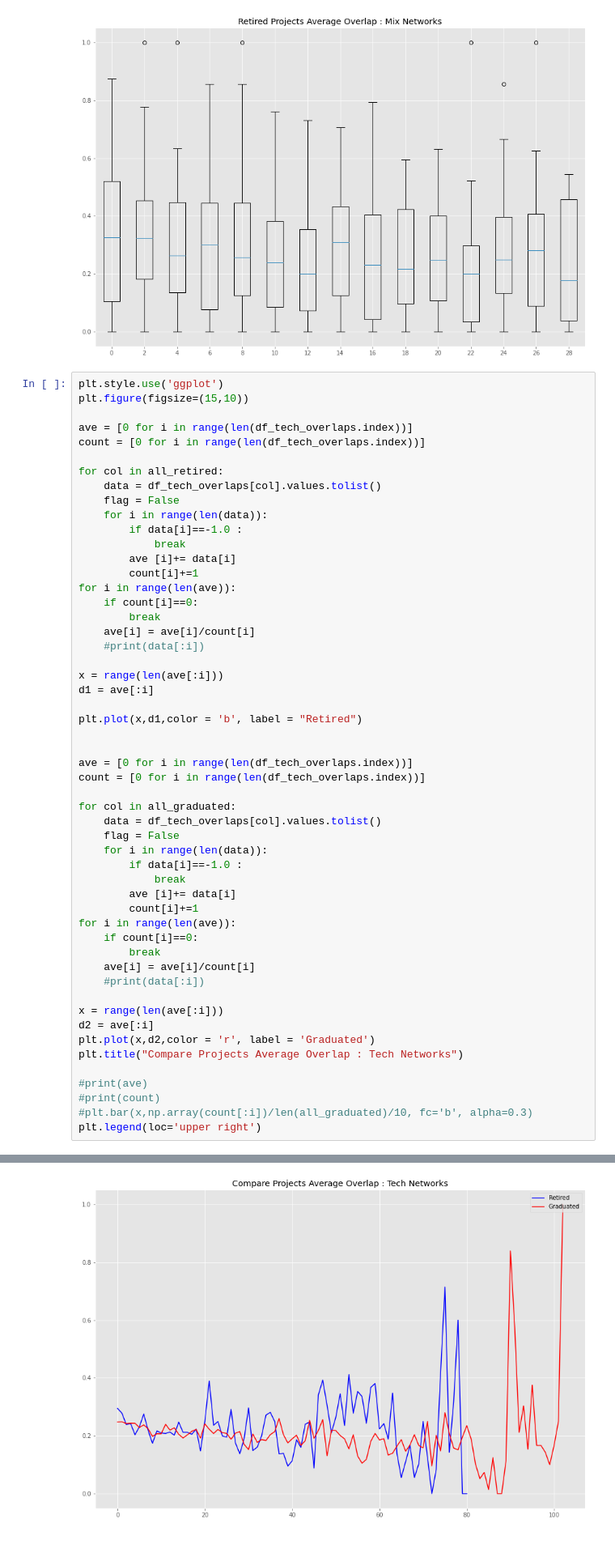
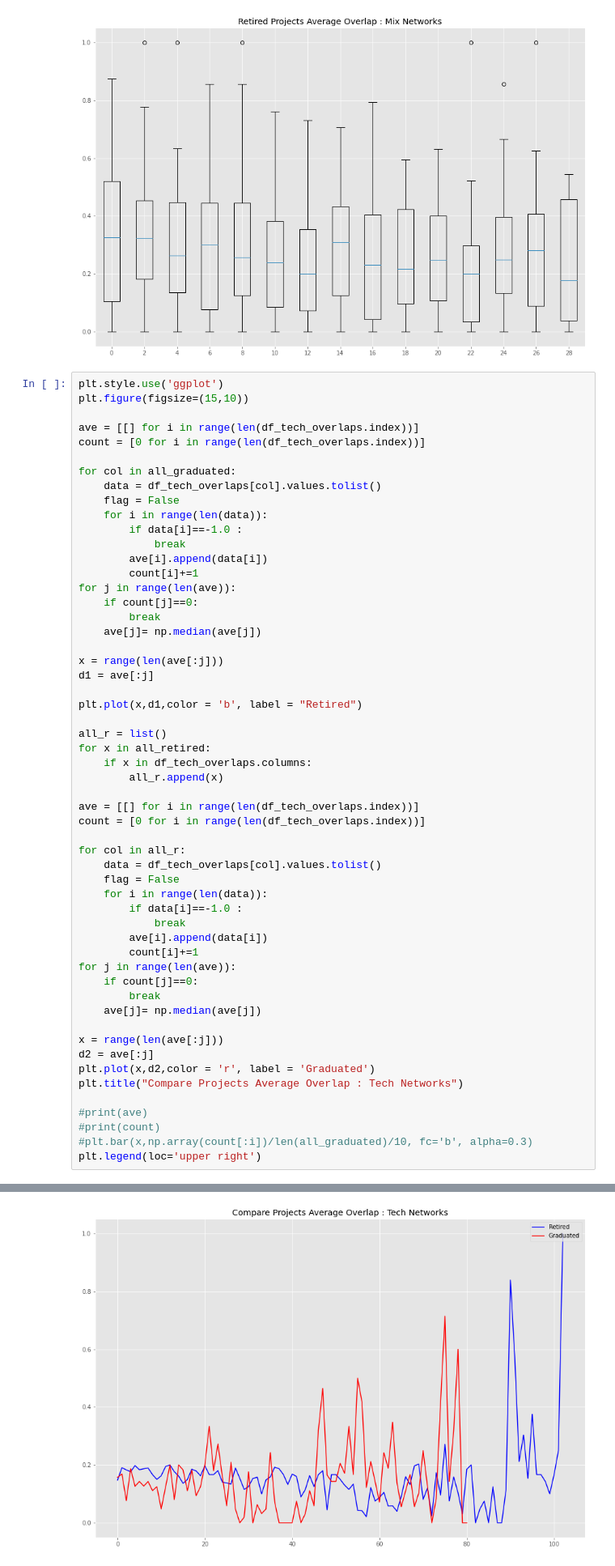
Before and after one commit to zenoWZH/ASFdata_analysis, a Jupyter notebook: network_overlaps2week.ipynb, the cells around one changed output, grey strips where cells are left out. Shown at 81% size. Drawn from its saved outputs; the diff is of its cells as text.

```diff
--- a/network_overlaps2week.ipynb
+++ b/network_overlaps2week.ipynb
@@ -638,59 +693,61 @@ plt.show()
 # %%
 plt.style.use('ggplot')
 plt.figure(figsize=(15,10))
 
-ave = [0 for i in range(len(df_tech_overlaps.index))]
-count = [0 for i in range(len(df_tech_overlaps.index))]
-
-for col in all_retired:
-    data = df_tech_overlaps[col].values.tolist()
-    flag = False
-    for i in range(len(data)):
-        if data[i]==-1.0 :
-            break
-        ave [i]+= data[i]
-        count[i]+=1
-for i in range(len(ave)):
-    if count[i]==0:
-        break
-    ave[i] = ave[i]/count[i]
-    #print(data[:i])
-
-x = range(len(ave[:i]))
-d1 = ave[:i]
-
-plt.plot(x,d1,color = 'b', label = "Retired")
-
-
-ave = [0 for i in range(len(df_tech_overlaps.index))]
+ave = [[] for i in range(len(df_tech_overlaps.index))]
 count = [0 for i in range(len(df_tech_overlaps.index))]
 
 for col in all_graduated:
     data = df_tech_overlaps[col].values.tolist()
     flag = False
     for i in range(len(data)):
         if data[i]==-1.0 :
             break
-        ave [i]+= data[i]
+        ave[i].append(data[i])
         count[i]+=1
-for i in range(len(ave)):
-    if count[i]==0:
+for j in range(len(ave)):
+    if count[j]==0:
         break
-    ave[i] = ave[i]/count[i]
-    #print(data[:i])
+    ave[j]= np.median(ave[j])
 
-x = range(len(ave[:i]))
-d2 = ave[:i]
+x = range(len(ave[:j]))
+d1 = ave[:j]
+
+plt.plot(x,d1,color = 'b', label = "Retired")
+
+all_r = list()
+for x in all_retired:
+    if x in df_tech_overlaps.columns:
+        all_r.append(x)
+
+ave = [[] for i in range(len(df_tech_overlaps.index))]
+count = [0 for i in range(len(df_tech_overlaps.index))]
+
+for col in all_r:
+    data = df_tech_overlaps[col].values.tolist()
+    flag = False
+    for i in range(len(data)):
+        if data[i]==-1.0 :
+            break
+        ave[i].append(data[i])
+        count[i]+=1
+for j in range(len(ave)):
+    if count[j]==0:
+        break
+    ave[j]= np.median(ave[j])
+
+x = range(len(ave[:j]))
+d2 = ave[:j]
 plt.plot(x,d2,color = 'r', label = 'Graduated')
 plt.title("Compare Projects Average Overlap : Tech Networks")
 
 #print(ave)
 #print(count)
 #plt.bar(x,np.array(count[:i])/len(all_graduated)/10, fc='b', alpha=0.3)
 plt.legend(loc='upper right')
 # %% [output]
 <matplotlib.legend.Legend at 0x...>
-[figure, old version]
+[figure, new version]
 # %%
 plt.style.use('ggplot')
 plt.figure(figsize=(15,10))
```
Also changed, not shown: parts of 8 cells of this notebook, 3 other files.
